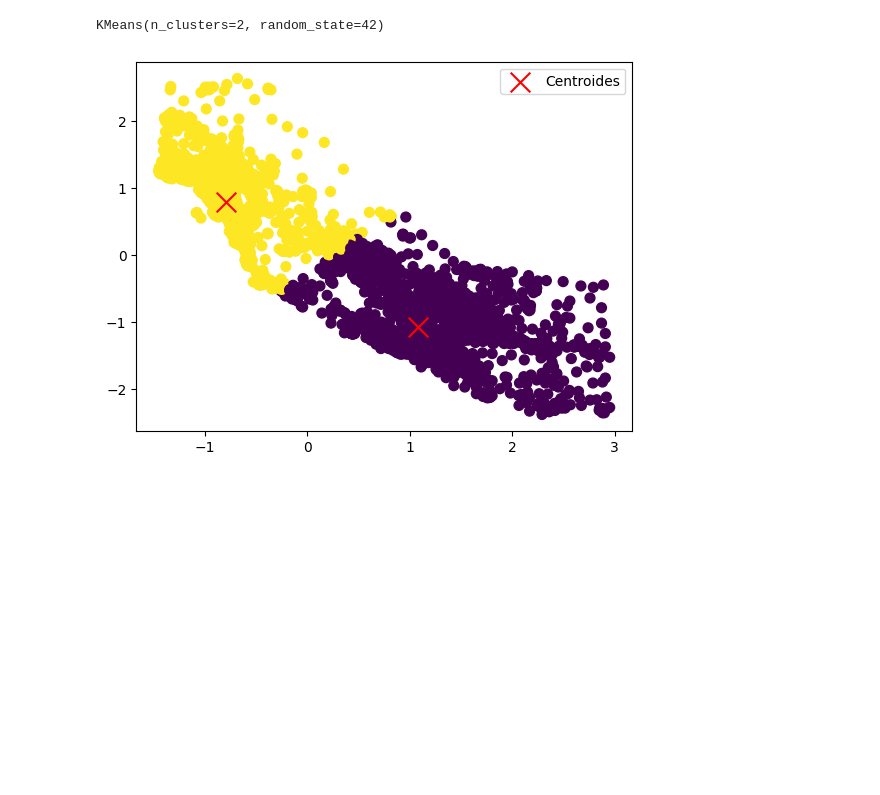
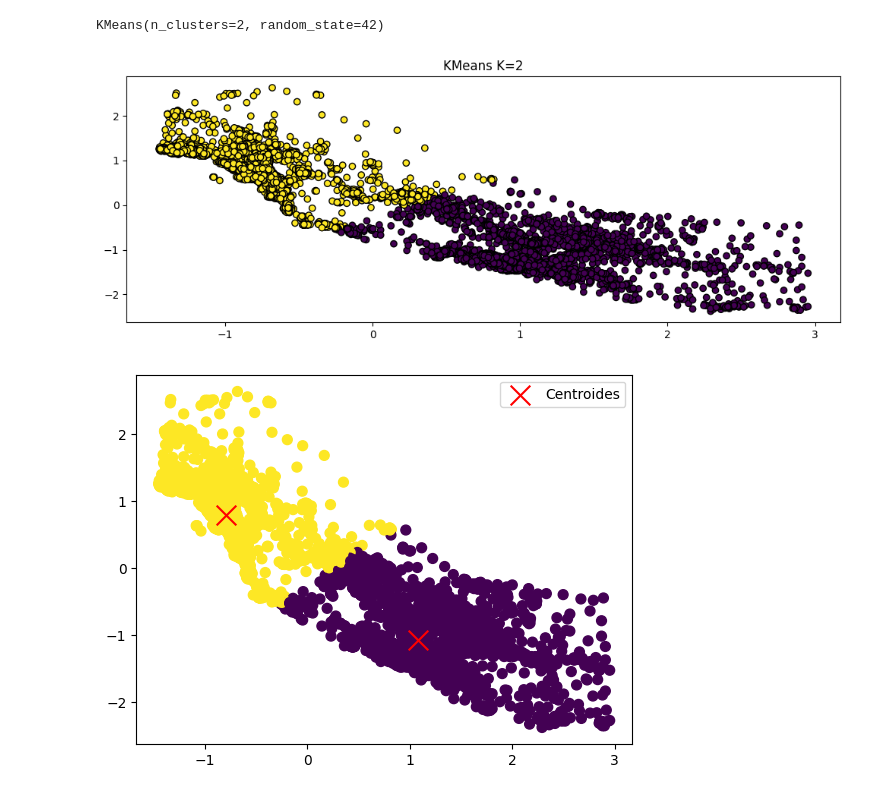
Before and after one commit to LeoPalaciosC/Clustering-ML, a Jupyter notebook: src/explore.ipynb, the cells around one changed output. Cells and saved outputs as stored; diff of their text form; code cells hidden in the pictures; blank space fills up the shorter version.

```diff
--- a/src/explore.ipynb
+++ b/src/explore.ipynb
@@ -126,6 +126,22 @@ ideal_model = KMeans(n_clusters=2, n_init='auto', random_state=42)
 ideal_model.fit(X_train_scale)
 # %% [output]
 KMeans(n_clusters=2, random_state=42)
+# %%
+fig, ax = plt.subplots(figsize=(10, 4))
+
+ax.scatter(
+        x = X_train_scale[:, 0],
+        y = X_train_scale[:, 1],
+        c = list(ideal_model.labels_),
+        #cmap='viridis',
+        marker    = 'o',
+        edgecolor = 'black'
+    )
+ax.set_title('KMeans K=2')
+plt.tight_layout()
+plt.show();
+# %% [output]
+[figure, added]
 # %%
 ## Visualización de los clusters
 plt.scatter(X_train_scale[:, 0], X_train_scale[:, 1], c=ideal_model.labels_, s=50, cmap='viridis')
```
